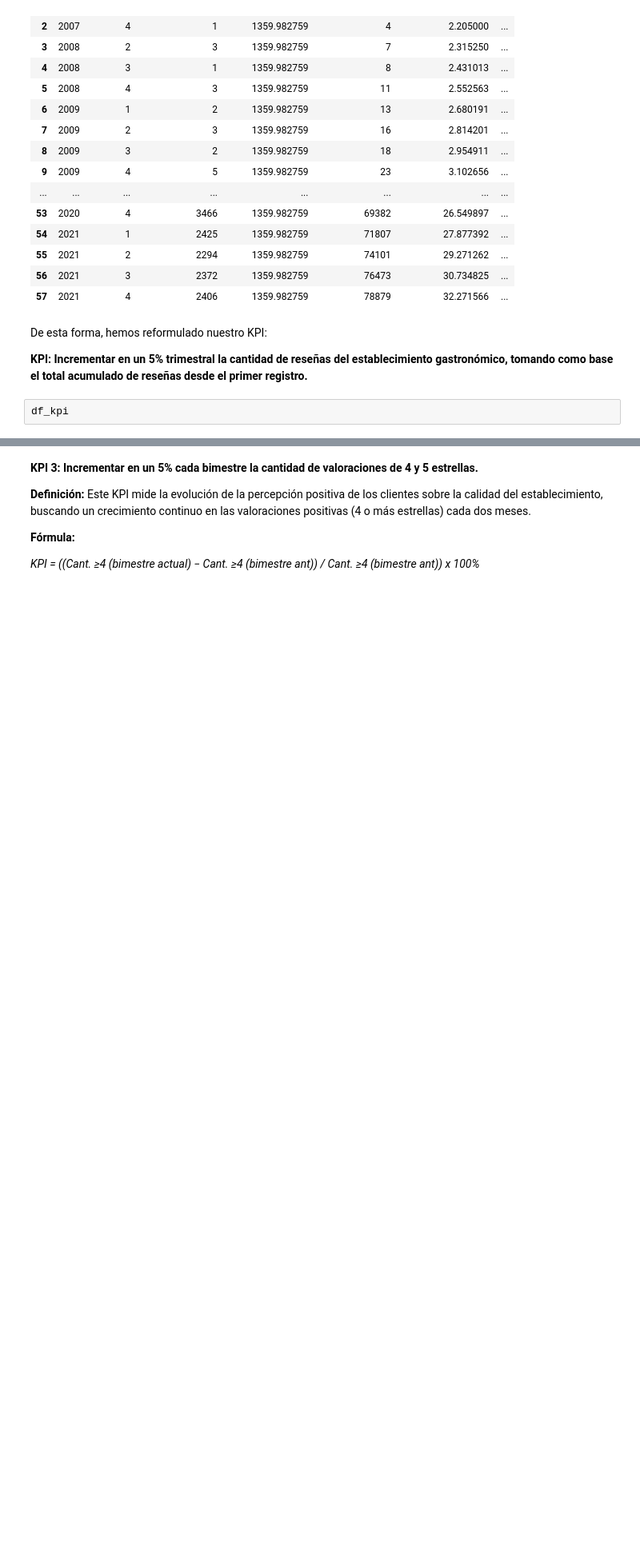
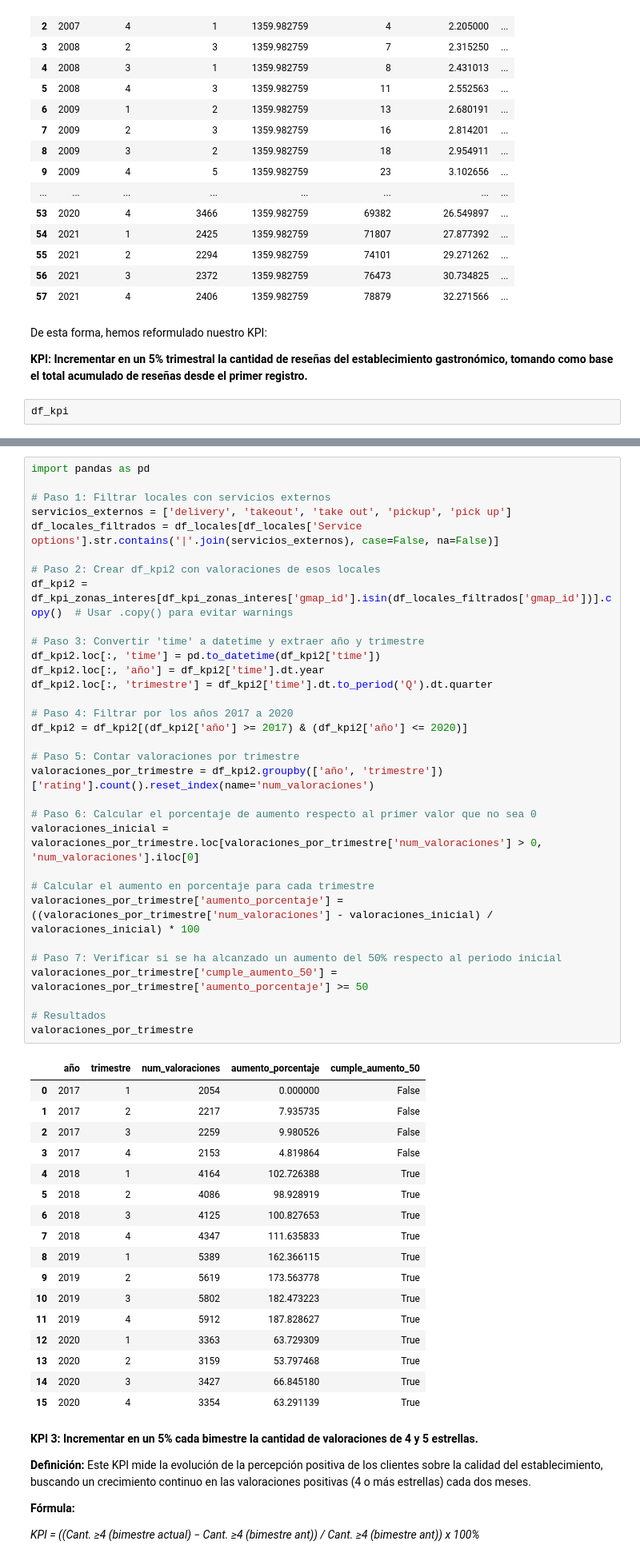
Before and after one commit to gastorellano/epicurean_project, a Jupyter notebook: Data Analytics/Análisis Económico/determinacion_kpi.ipynb, the cells around one changed output, grey strips where cells are left out. Shown at 80% size. Saved outputs shown, nothing was run; the diff lists cells and outputs as text; blank space fills up the shorter version.

```diff
--- a/Data Analytics/Análisis Económico/determinacion_kpi.ipynb
+++ b/Data Analytics/Análisis Económico/determinacion_kpi.ipynb
@@ -521,3 +535,53 @@ Index(['review_id', 'user_id', 'name', 'time', 'rating', 'text', 'gmap_id'], dty
+# %%
+import pandas as pd
+
+# Paso 1: Filtrar locales con servicios externos
+servicios_externos = ['delivery', 'takeout', 'take out', 'pickup', 'pick up']
+df_locales_filtrados = df_locales[df_locales['Service options'].str.contains('|'.join(servicios_externos), case=False, na=False)]
+
+# Paso 2: Crear df_kpi2 con valoraciones de esos locales
+df_kpi2 = df_kpi_zonas_interes[df_kpi_zonas_interes['gmap_id'].isin(df_locales_filtrados['gmap_id'])].copy()  # Usar .copy() para evitar warnings
+
+# Paso 3: Convertir 'time' a datetime y extraer año y trimestre
+df_kpi2.loc[:, 'time'] = pd.to_datetime(df_kpi2['time'])
+df_kpi2.loc[:, 'año'] = df_kpi2['time'].dt.year
+df_kpi2.loc[:, 'trimestre'] = df_kpi2['time'].dt.to_period('Q').dt.quarter
+
+# Paso 4: Filtrar por los años 2017 a 2020
+df_kpi2 = df_kpi2[(df_kpi2['año'] >= 2017) & (df_kpi2['año'] <= 2020)]
+
+# Paso 5: Contar valoraciones por trimestre
+valoraciones_por_trimestre = df_kpi2.groupby(['año', 'trimestre'])['rating'].count().reset_index(name='num_valoraciones')
+
+# Paso 6: Calcular el porcentaje de aumento respecto al primer valor que no sea 0
+valoraciones_inicial = valoraciones_por_trimestre.loc[valoraciones_por_trimestre['num_valoraciones'] > 0, 'num_valoraciones'].iloc[0]
+
+# Calcular el aumento en porcentaje para cada trimestre
+valoraciones_por_trimestre['aumento_porcentaje'] = ((valoraciones_por_trimestre['num_valoraciones'] - valoraciones_inicial) / valoraciones_inicial) * 100
+
+# Paso 7: Verificar si se ha alcanzado un aumento del 50% respecto al periodo inicial
+valoraciones_por_trimestre['cumple_aumento_50'] = valoraciones_por_trimestre['aumento_porcentaje'] >= 50
+
+# Resultados
+valoraciones_por_trimestre
+# %% [output]
+|  | año | trimestre | num_valoraciones | aumento_porcentaje | cumple_aumento_50 |
+| 0 | 2017 | 1 | 2054 | 0.000000 | False |
+| 1 | 2017 | 2 | 2217 | 7.935735 | False |
+| 2 | 2017 | 3 | 2259 | 9.980526 | False |
+| 3 | 2017 | 4 | 2153 | 4.819864 | False |
+| 4 | 2018 | 1 | 4164 | 102.726388 | True |
+| 5 | 2018 | 2 | 4086 | 98.928919 | True |
+| 6 | 2018 | 3 | 4125 | 100.827653 | True |
+| 7 | 2018 | 4 | 4347 | 111.635833 | True |
+| 8 | 2019 | 1 | 5389 | 162.366115 | True |
+| 9 | 2019 | 2 | 5619 | 173.563778 | True |
+| 10 | 2019 | 3 | 5802 | 182.473223 | True |
+| 11 | 2019 | 4 | 5912 | 187.828627 | True |
+| 12 | 2020 | 1 | 3363 | 63.729309 | True |
+| 13 | 2020 | 2 | 3159 | 53.797468 | True |
+| 14 | 2020 | 3 | 3427 | 66.845180 | True |
+| 15 | 2020 | 4 | 3354 | 63.291139 | True |
 # %% [markdown]
 **KPI 3: Incrementar en un 5% cada bimestre la cantidad de valoraciones de 4 y 5 estrellas.**
 
```
Also changed, not shown: parts of 4 cells of this notebook, 1 other file.
